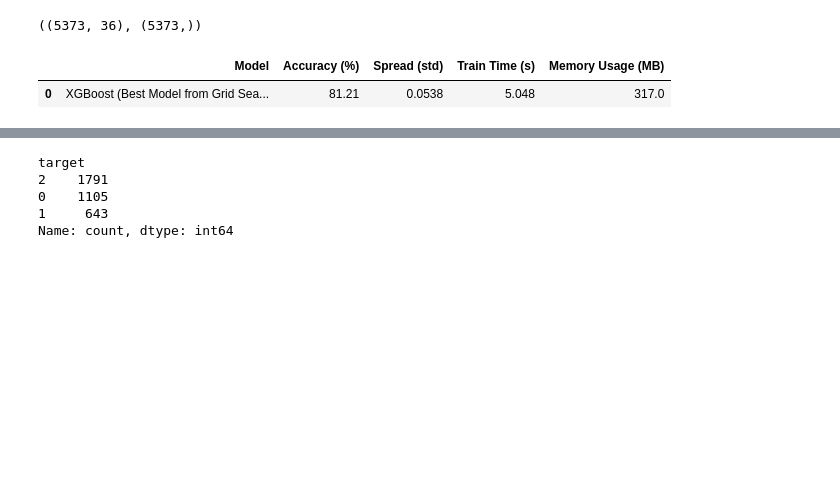
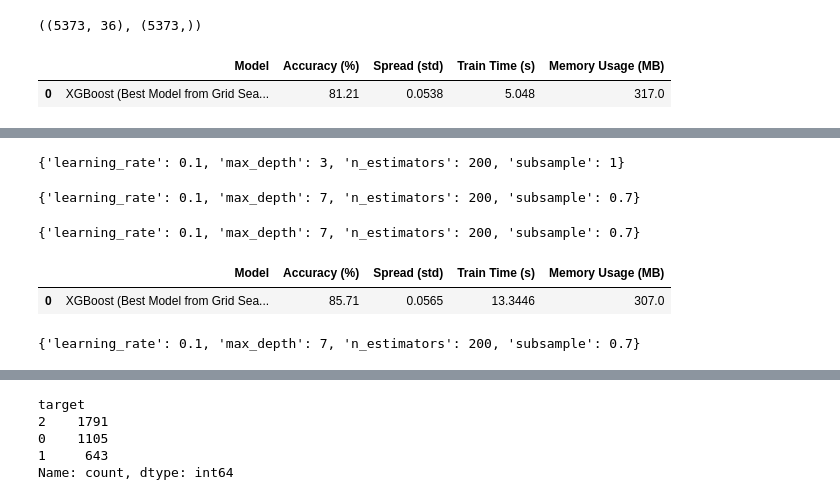
Before and after one commit to elijahlopez94/predicting_student_success, a Jupyter notebook: machine_learning.ipynb, the cells around one changed output, grey strips where cells are left out. Cells and saved outputs as stored; diff of their text form; code cells hidden in the pictures; blank space fills up the shorter version.

```diff
--- a/machine_learning.ipynb
+++ b/machine_learning.ipynb
@@ -593,0 +676,14 @@ Final Training Result:
+# %%
+grid_search.best_params_
+# %% [output]
+{'learning_rate': 0.1, 'max_depth': 3, 'n_estimators': 200, 'subsample': 1}
+# %%
+grid_search_smote.best_params_
+# %% [output]
+{'learning_rate': 0.1, 'max_depth': 7, 'n_estimators': 200, 'subsample': 0.7}
+# %%
+best_xgb_model = grid_search_smote.best_estimator_
+best_xgb_params = grid_search_smote.best_params_
+print(best_xgb_params)
+# %% [output]
+{'learning_rate': 0.1, 'max_depth': 7, 'n_estimators': 200, 'subsample': 0.7}
@@ -593,0 +692,46 @@ Final Training Result:
+# %%
+def test_xgb_model(X_train, y_train, grid_search):
+    # Adjustments
+    SCORING = 'accuracy'
+
+    # Get the best model from grid search
+    model = grid_search.best_estimator_
+
+    # Initialize results dictionary to store metrics
+    results = {
+        "Model": [],
+        "Accuracy (%)": [],
+        "Spread (std)": [],
+        "Train Time (s)": [],
+        "Memory Usage (MB)": []
+    }
+
+    # Measure training time
+    start_train_time = time.time()
+
+    # Perform k-fold cross-validation to evaluate the best model on the training data
+    cv_scores = cross_val_score(model, X_train, y_train, cv=10, scoring=SCORING)
+
+    end_train_time = time.time()
+    train_time = end_train_time - start_train_time
+
+    # Measure memory usage (in MB)
+    memory_usage = psutil.Process(os.getpid()).memory_info().rss / (1024 * 1024)
+
+    # Store the metrics in the results dictionary
+    results["Model"].append("XGBoost (Best Model from Grid Search)")
+    results["Accuracy (%)"].append(round(np.mean(cv_scores) * 100, 2))
+    results["Spread (std)"].append(round(np.std(cv_scores), 4))
+    results["Train Time (s)"].append(round(train_time, 4))
+    results["Memory Usage (MB)"].append(round(memory_usage, 0))
+
+    # Create a DataFrame to display the results
+    xgb_results_df = pd.DataFrame(results)
+
+    # Print the results
+    return xgb_results_df
+# %%
+test_xgb_model(xgb_X_train_smote, xgb_y_train_smote, grid_search_smote)
+# %% [output]
+|  | Model | Accuracy (%) | Spread (std) | Train Time (s) | Memory Usage (MB) |
+| 0 | XGBoost (Best Model from Grid Sea... | 85.71 | 0.0565 | 13.3446 | 307.0 |
@@ -593,0 +745,4 @@ Final Training Result:
+# %%
+print(best_xgb_params)
+# %% [output]
+{'learning_rate': 0.1, 'max_depth': 7, 'n_estimators': 200, 'subsample': 0.7}
```
Also changed, not shown: parts of 16 cells of this notebook, 12 other files.
